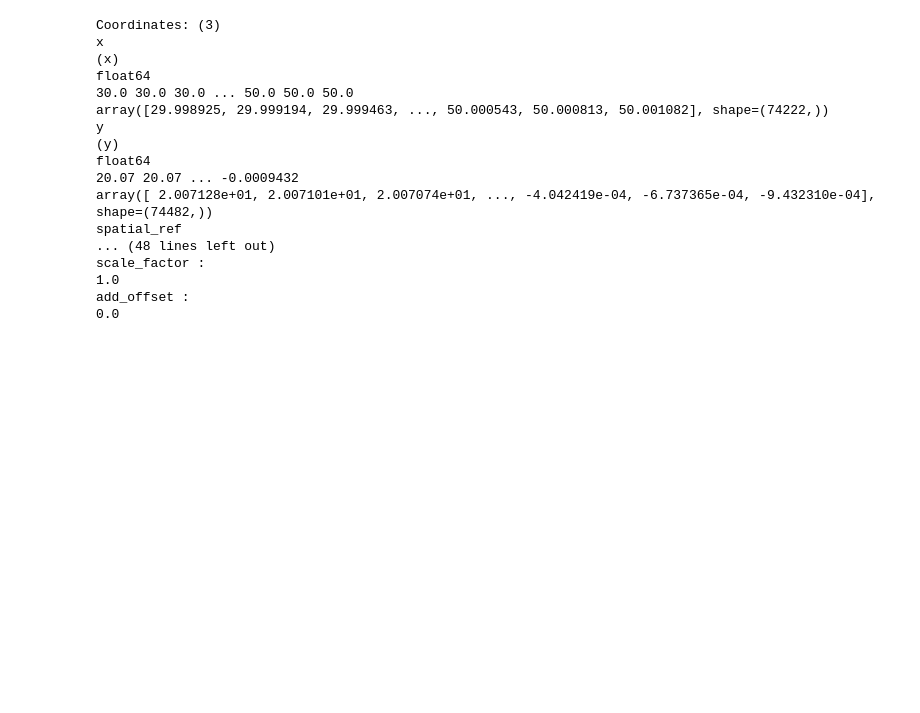
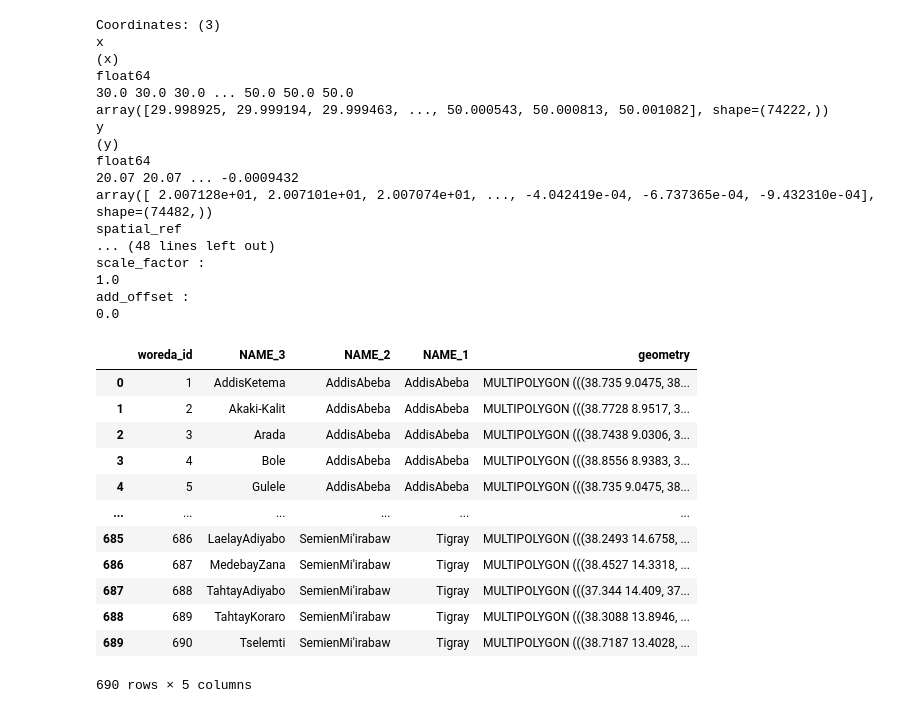
Before and after one commit to manukala6/crop_health_monitor, a Jupyter notebook: notebooks/rasterize_woredas.ipynb, the cells around one changed output. Cells and saved outputs as stored; diff of their text form; code cells hidden in the pictures; blank space fills up the shorter version.

```diff
--- a/notebooks/rasterize_woredas.ipynb
+++ b/notebooks/rasterize_woredas.ipynb
@@ -255,3 +255,22 @@ scale_factor :
 1.0
 add_offset :
 0.0
+# %%
+woredas_gdf = gpd.read_file(os.path.join(DATA_DIR, "woredas.json"))
+woredas_gdf['woreda_id'] = woredas_gdf.index + 1
+woredas_gdf = woredas_gdf[['woreda_id', 'NAME_3', 'NAME_2', 'NAME_1', 'geometry']]
+woredas_gdf
+# %% [output]
+|  | woreda_id | NAME_3 | NAME_2 | NAME_1 | geometry |
+| 0 | 1 | AddisKetema | AddisAbeba | AddisAbeba | MULTIPOLYGON (((38.735 9.0475, 38... |
+| 1 | 2 | Akaki-Kalit | AddisAbeba | AddisAbeba | MULTIPOLYGON (((38.7728 8.9517, 3... |
+| 2 | 3 | Arada | AddisAbeba | AddisAbeba | MULTIPOLYGON (((38.7438 9.0306, 3... |
+| 3 | 4 | Bole | AddisAbeba | AddisAbeba | MULTIPOLYGON (((38.8556 8.9383, 3... |
+| 4 | 5 | Gulele | AddisAbeba | AddisAbeba | MULTIPOLYGON (((38.735 9.0475, 38... |
+| ... | ... | ... | ... | ... | ... |
+| 685 | 686 | LaelayAdiyabo | SemienMi'irabaw | Tigray | MULTIPOLYGON (((38.2493 14.6758, ... |
+| 686 | 687 | MedebayZana | SemienMi'irabaw | Tigray | MULTIPOLYGON (((38.4527 14.3318, ... |
+| 687 | 688 | TahtayAdiyabo | SemienMi'irabaw | Tigray | MULTIPOLYGON (((37.344 14.409, 37... |
+| 688 | 689 | TahtayKoraro | SemienMi'irabaw | Tigray | MULTIPOLYGON (((38.3088 13.8946, ... |
+| 689 | 690 | Tselemti | SemienMi'irabaw | Tigray | MULTIPOLYGON (((38.7187 13.4028, ... |
+690 rows × 5 columns
```
Also changed, not shown: parts of 1 cell of this notebook, 3 other files.
